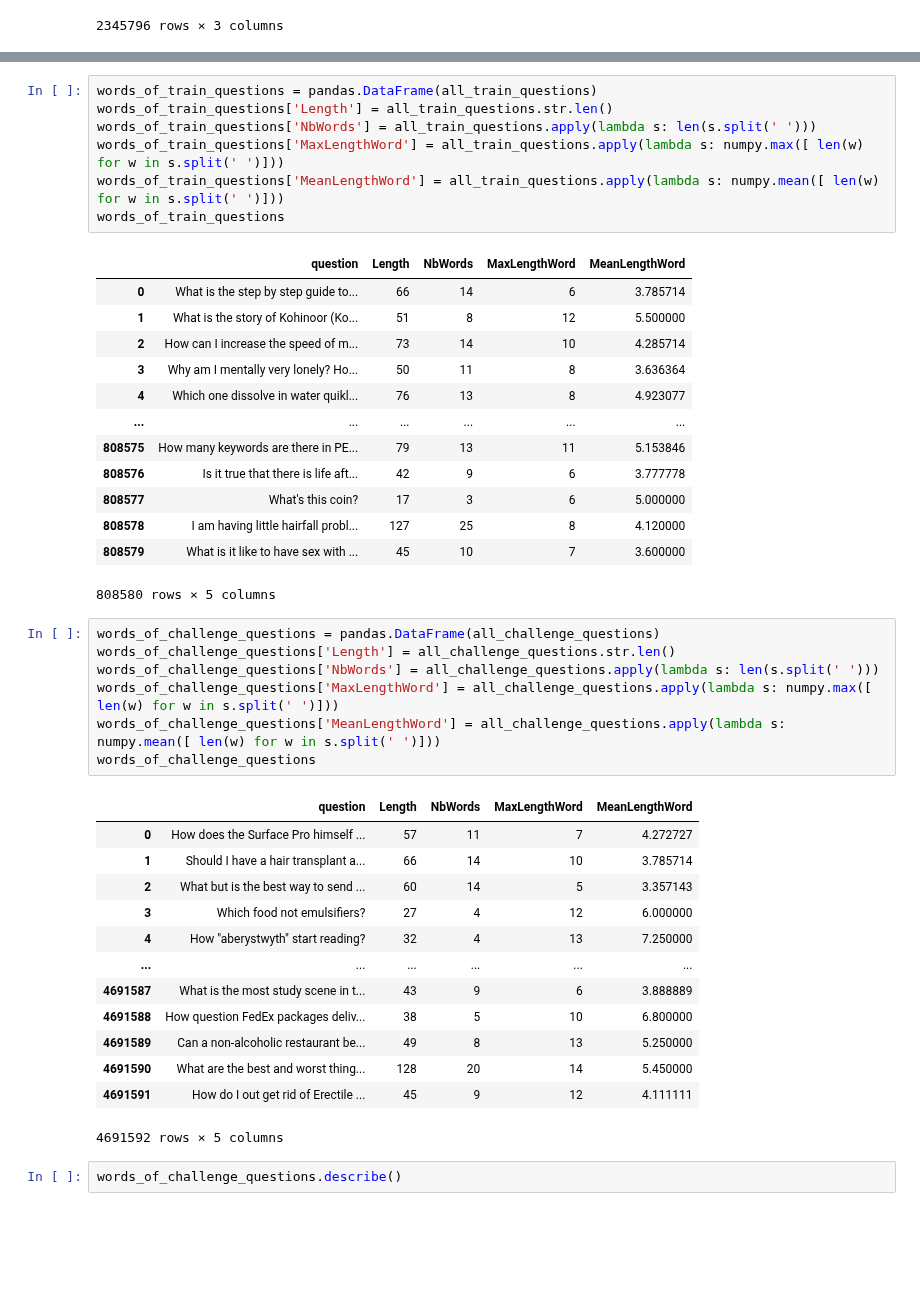
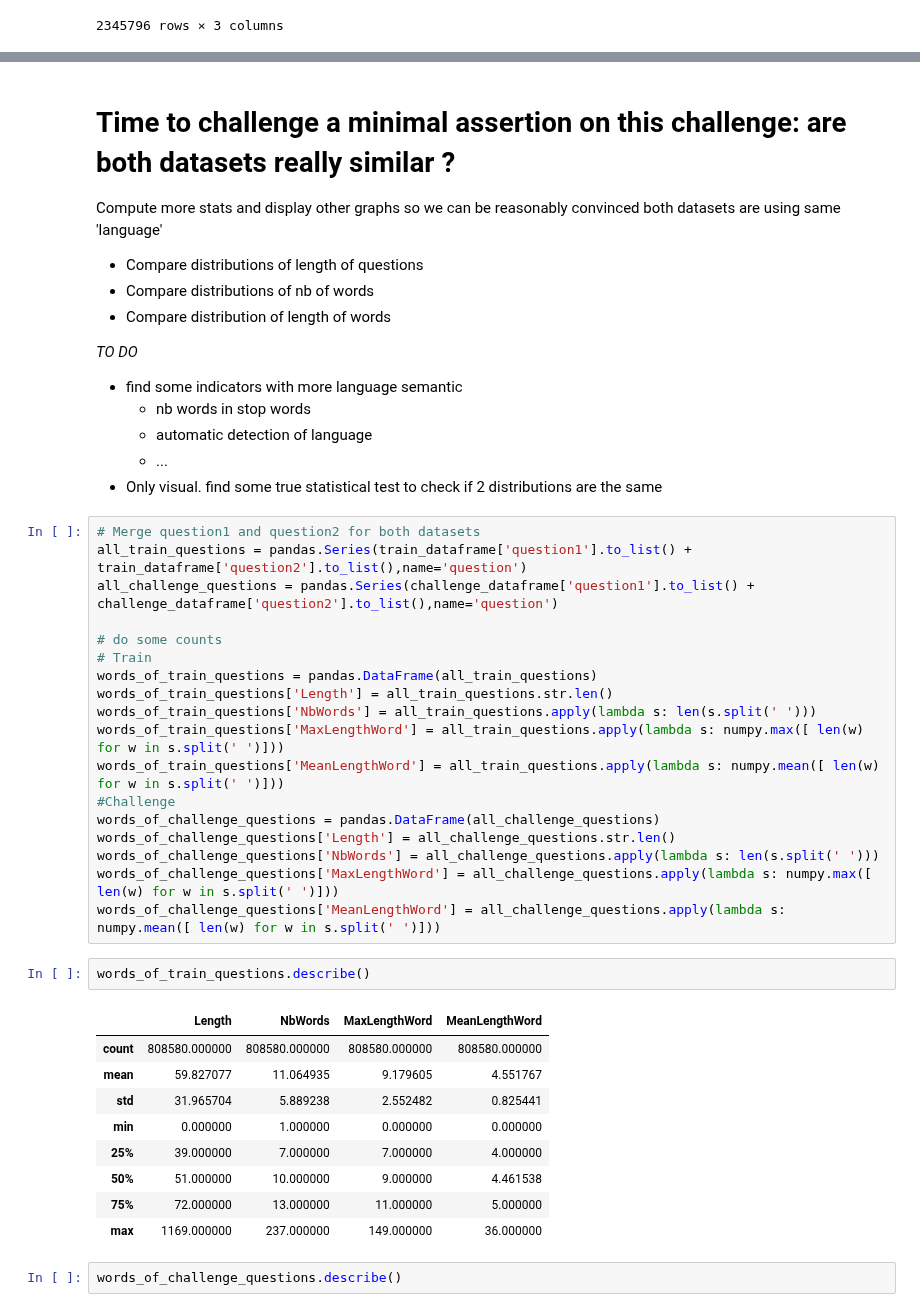
Before and after one commit to acharroux/QuoraPairs, a Jupyter notebook: Analysis/SimpleAnalysis.ipynb, the cells around one changed output, grey strips where cells are left out. Drawn from its saved outputs; the diff is of its cells as text; blank space fills up the shorter version.

```diff
--- a/Analysis/SimpleAnalysis.ipynb
+++ b/Analysis/SimpleAnalysis.ipynb
@@ -348,45 +337,47 @@ plot.legend()
+# %% [markdown]
+# Time to challenge a minimal assertion on this challenge: are both datasets really similar ?
+
+Compute more stats and display other graphs so we can be reasonably convinced both datasets are using same 'language'
+* Compare distributions of length of questions
+* Compare distributions of nb of words
+* Compare distribution of length of words
+
+*TO DO*
+* find some indicators with more language semantic
+    * nb words in stop words
+    * automatic detection of language
+    * ...
+* Only visual. find some true statistical test to check if 2 distributions are the same
 # %%
+# Merge question1 and question2 for both datasets
+all_train_questions = pandas.Series(train_dataframe['question1'].to_list() + train_dataframe['question2'].to_list(),name='question')
+all_challenge_questions = pandas.Series(challenge_dataframe['question1'].to_list() + challenge_dataframe['question2'].to_list(),name='question')
+
+# do some counts
+# Train
 words_of_train_questions = pandas.DataFrame(all_train_questions)
 words_of_train_questions['Length'] = all_train_questions.str.len()
 words_of_train_questions['NbWords'] = all_train_questions.apply(lambda s: len(s.split(' ')))
 words_of_train_questions['MaxLengthWord'] = all_train_questions.apply(lambda s: numpy.max([ len(w) for w in s.split(' ')]))
 words_of_train_questions['MeanLengthWord'] = all_train_questions.apply(lambda s: numpy.mean([ len(w) for w in s.split(' ')]))
-words_of_train_questions
+#Challenge
+words_of_challenge_questions = pandas.DataFrame(all_challenge_questions)
+words_of_challenge_questions['Length'] = all_challenge_questions.str.len()
+words_of_challenge_questions['NbWords'] = all_challenge_questions.apply(lambda s: len(s.split(' ')))
+words_of_challenge_questions['MaxLengthWord'] = all_challenge_questions.apply(lambda s: numpy.max([ len(w) for w in s.split(' ')]))
+words_of_challenge_questions['MeanLengthWord'] = all_challenge_questions.apply(lambda s: numpy.mean([ len(w) for w in s.split(' ')]))
-# %% [output]
-|  | question | Length | NbWords | MaxLengthWord | MeanLengthWord |
-| 0 | What is the step by step guide to... | 66 | 14 | 6 | 3.785714 |
-| 1 | What is the story of Kohinoor (Ko... | 51 | 8 | 12 | 5.500000 |
-| 2 | How can I increase the speed of m... | 73 | 14 | 10 | 4.285714 |
-| 3 | Why am I mentally very lonely? Ho... | 50 | 11 | 8 | 3.636364 |
-| 4 | Which one dissolve in water quikl... | 76 | 13 | 8 | 4.923077 |
-| ... | ... | ... | ... | ... | ... |
-| 808575 | How many keywords are there in PE... | 79 | 13 | 11 | 5.153846 |
-| 808576 | Is it true that there is life aft... | 42 | 9 | 6 | 3.777778 |
-| 808577 | What's this coin? | 17 | 3 | 6 | 5.000000 |
-| 808578 | I am having little hairfall probl... | 127 | 25 | 8 | 4.120000 |
-| 808579 | What is it like to have sex with ... | 45 | 10 | 7 | 3.600000 |
-808580 rows × 5 columns
-# %%
-words_of_challenge_questions = pandas.DataFrame(all_challenge_questions)
-words_of_challenge_questions['Length'] = all_challenge_questions.str.len()
-words_of_challenge_questions['NbWords'] = all_challenge_questions.apply(lambda s: len(s.split(' ')))
-words_of_challenge_questions['MaxLengthWord'] = all_challenge_questions.apply(lambda s: numpy.max([ len(w) for w in s.split(' ')]))
-words_of_challenge_questions['MeanLengthWord'] = all_challenge_questions.apply(lambda s: numpy.mean([ len(w) for w in s.split(' ')]))
-words_of_challenge_questions
-# %% [output]
-|  | question | Length | NbWords | MaxLengthWord | MeanLengthWord |
-| 0 | How does the Surface Pro himself ... | 57 | 11 | 7 | 4.272727 |
-| 1 | Should I have a hair transplant a... | 66 | 14 | 10 | 3.785714 |
-| 2 | What but is the best way to send ... | 60 | 14 | 5 | 3.357143 |
-| 3 | Which food not emulsifiers? | 27 | 4 | 12 | 6.000000 |
-| 4 | How "aberystwyth" start reading? | 32 | 4 | 13 | 7.250000 |
-| ... | ... | ... | ... | ... | ... |
-| 4691587 | What is the most study scene in t... | 43 | 9 | 6 | 3.888889 |
-| 4691588 | How question FedEx packages deliv... | 38 | 5 | 10 | 6.800000 |
-| 4691589 | Can a non-alcoholic restaurant be... | 49 | 8 | 13 | 5.250000 |
-| 4691590 | What are the best and worst thing... | 128 | 20 | 14 | 5.450000 |
-| 4691591 | How do I out get rid of Erectile ... | 45 | 9 | 12 | 4.111111 |
-4691592 rows × 5 columns
+# %%
+words_of_train_questions.describe()
+# %% [output]
+|  | Length | NbWords | MaxLengthWord | MeanLengthWord |
+| count | 808580.000000 | 808580.000000 | 808580.000000 | 808580.000000 |
+| mean | 59.827077 | 11.064935 | 9.179605 | 4.551767 |
+| std | 31.965704 | 5.889238 | 2.552482 | 0.825441 |
+| min | 0.000000 | 1.000000 | 0.000000 | 0.000000 |
+| 25% | 39.000000 | 7.000000 | 7.000000 | 4.000000 |
+| 50% | 51.000000 | 10.000000 | 9.000000 | 4.461538 |
+| 75% | 72.000000 | 13.000000 | 11.000000 | 5.000000 |
+| max | 1169.000000 | 237.000000 | 149.000000 | 36.000000 |
 # %%
 words_of_challenge_questions.describe()
 # %% [output]
```
Also changed, not shown: parts of 34 cells of this notebook, 5 other files.
